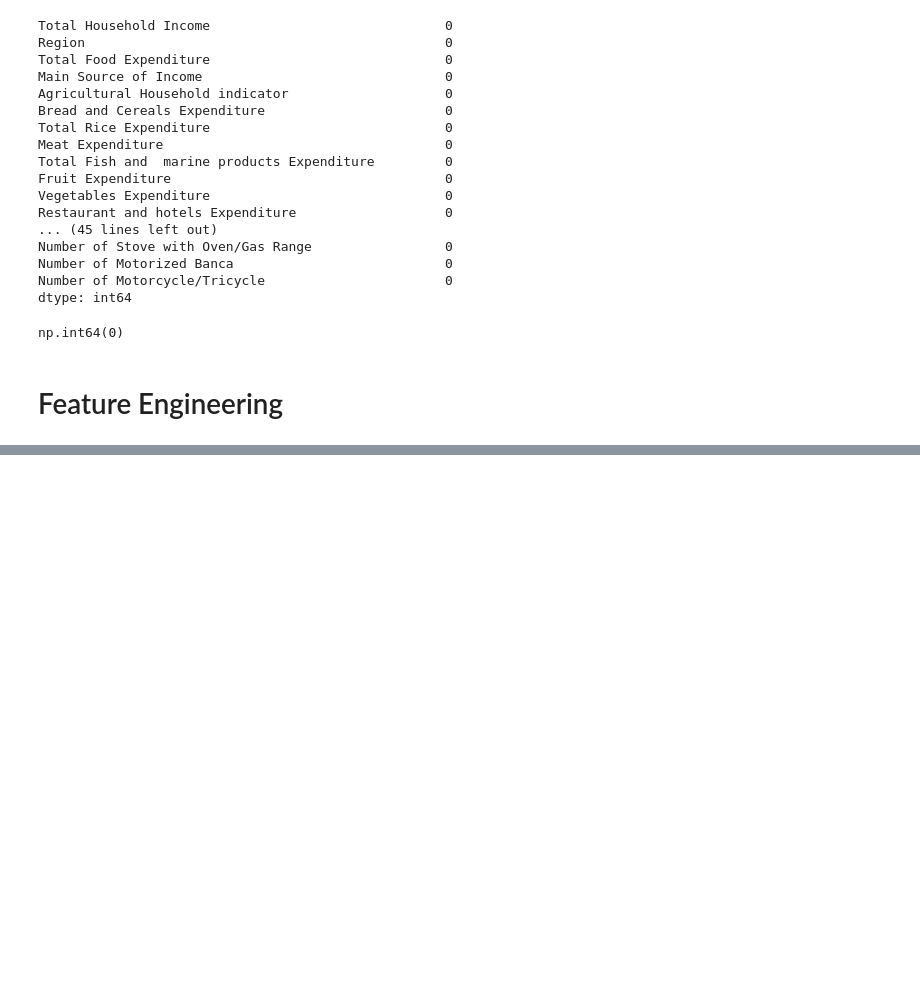
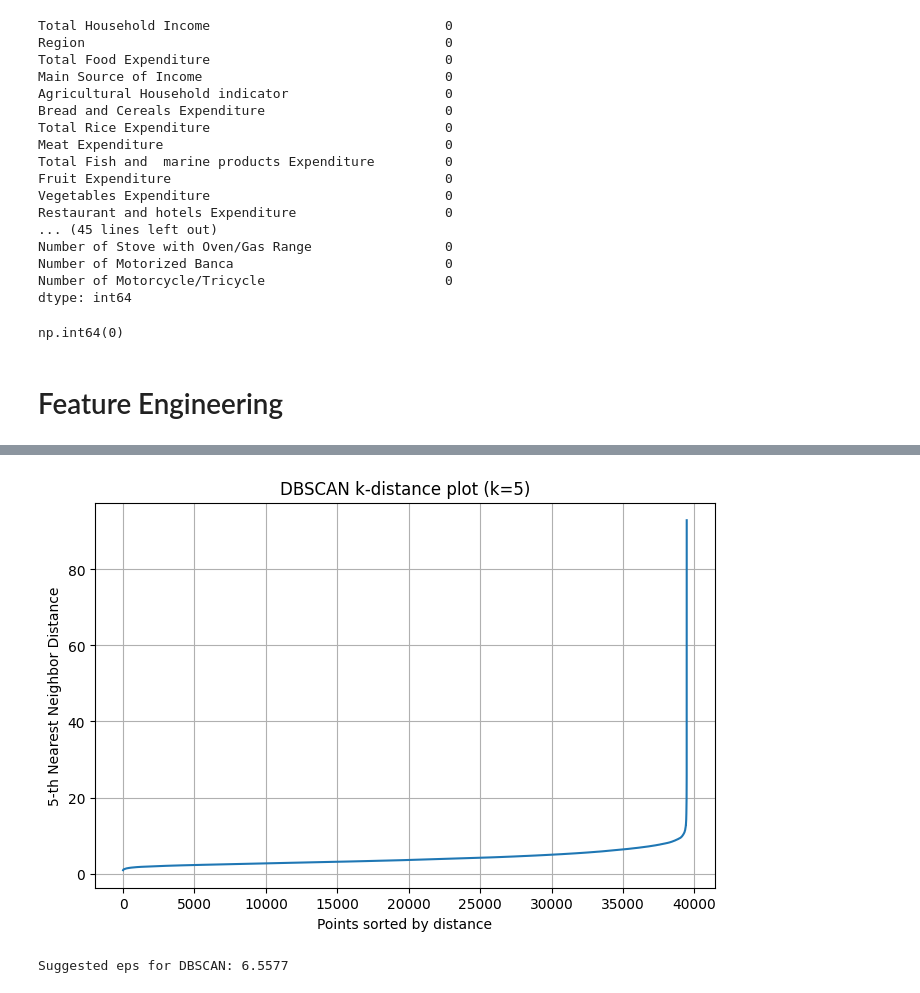
Before and after one commit to machiwao/CCADMACL_PROJECT_COM222, a Jupyter notebook: CCADMACL_Project_Implementation.ipynb, the cells around one changed output, grey strips where cells are left out. Cells and saved outputs as stored; diff of their text form; code cells hidden in the pictures; blank space fills up the shorter version.

```diff
--- a/CCADMACL_Project_Implementation.ipynb
+++ b/CCADMACL_Project_Implementation.ipynb
@@ -106,0 +382,30 @@ KeyError: 'Total Income'
+# %%
+from sklearn.neighbors import NearestNeighbors
+
+def find_optimal_eps(data, k=5):
+    # Compute k-nearest neighbors distances
+    neigh = NearestNeighbors(n_neighbors=k)
+    neigh.fit(data)
+    distances, _ = neigh.kneighbors(data)
+
+    # Sort the k-th nearest neighbor distances
+    k_distances = np.sort(distances[:, k-1])
+
+    # Plot the k-distance graph
+    plt.figure(figsize=(8, 5))
+    plt.plot(k_distances)
+    plt.xlabel("Points sorted by distance")
+    plt.ylabel(f"{k}-th Nearest Neighbor Distance")
+    plt.title(f"DBSCAN k-distance plot (k={k})")
+    plt.grid(True)
+    plt.show()
+
+    # Suggest a reasonable eps based on the elbow method
+    return k_distances[int(len(k_distances) * 0.9)]  # Suggesting the 90th percentile
+
+# Example usage on your PCA-transformed data
+optimal_eps = find_optimal_eps(X_pca, k=5)
+print(f"Suggested eps for DBSCAN: {optimal_eps:.4f}")
+# %% [output]
+[figure, added]
+Suggested eps for DBSCAN: 6.5577
```
Also changed, not shown: parts of 26 cells of this notebook.
